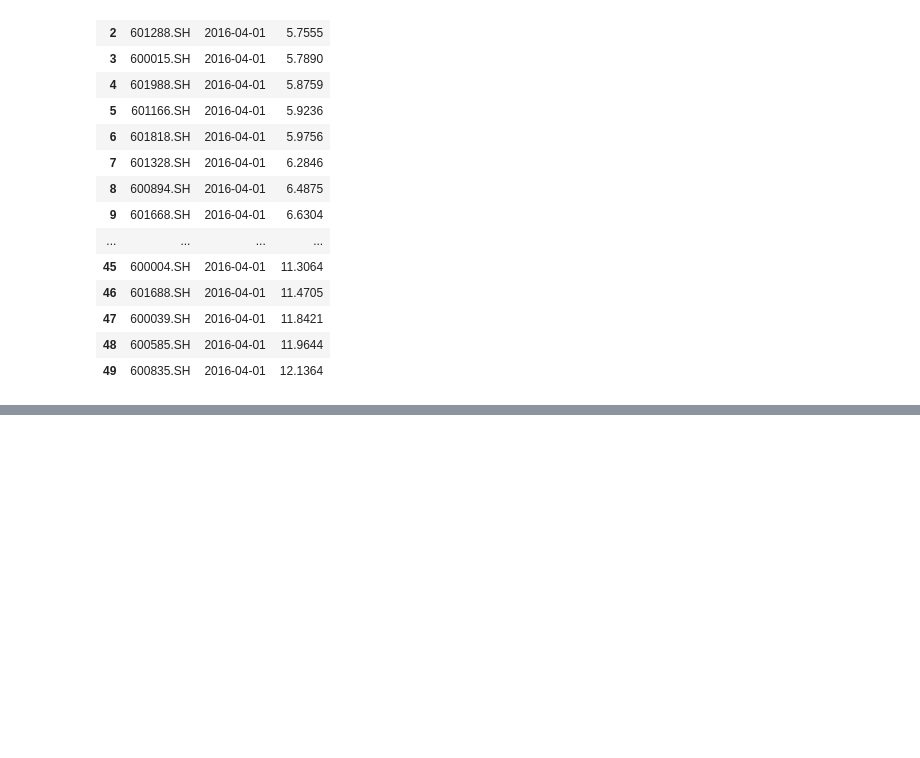
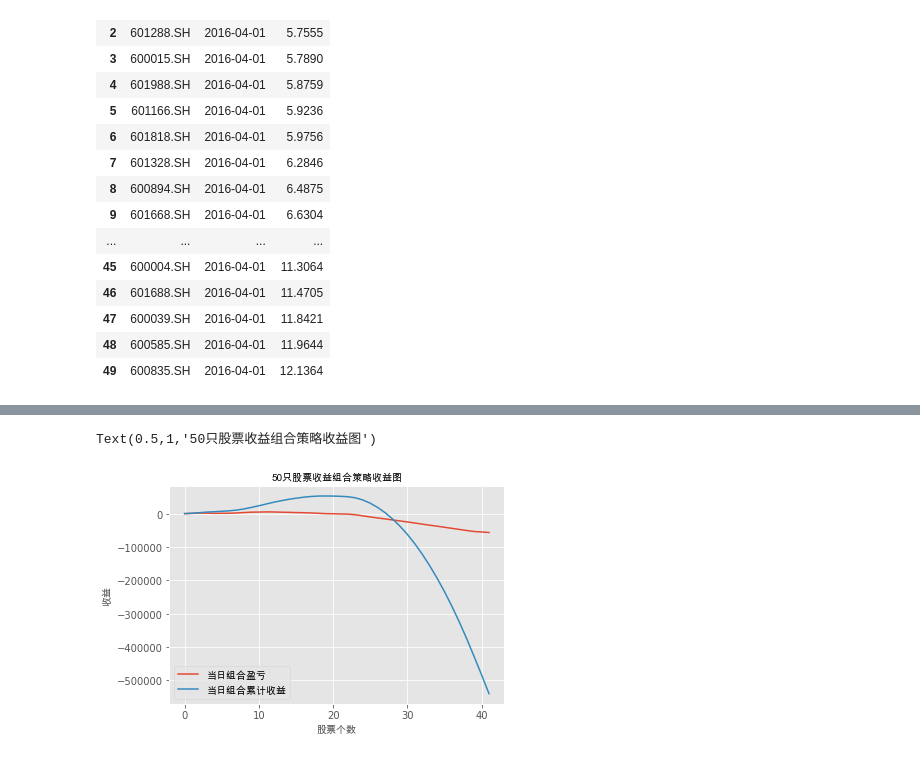
Before and after one commit to lxj0276/huanshuo, a Jupyter notebook: 量化投资/new.ipynb, the cells around one changed output, grey strips where cells are left out. Cells and saved outputs as stored; diff of their text form; code cells hidden in the pictures; blank space fills up the shorter version.

```diff
--- a/量化投资/new.ipynb
+++ b/量化投资/new.ipynb
@@ -121,0 +121,22 @@ df_alldaysprofit
+# %%
+#########计算盈亏###########
+date = pd.read_excel('/Users/liuhuanshuo/Desktop/作业/量化/20160401至20160601的日期.xlsx') #创建一个一列的数据框保存时间
+date.insert(1,'当日持仓股票个数',50) #在第一列插入当前持仓个数
+# %%
+j = [] #创建一个空列表用于储存当日组合盈亏
+v = 0
+for h in date.日期:
+    h = h.strftime('%Y/%m/%d')
+    l = df_alldaysprofit[df_alldaysprofit['日期'] == h]
+    n = l.iloc[:,5].sum()
+    v += n
+    j.append(v)
+date.insert(2,'当日组合盈亏',j) # 在第2列插入当日组合盈亏
+# %%
+j = [] #创建一个空列表用于储存当日组合累计收益
+v = 0
+for f in date.当日组合盈亏:
+    v += f
+    j.append(v)
+date.insert(3,'当日组合累计收益',j) # 在第3列插入当日组合盈亏
+date
@@ -121,0 +161,18 @@ df_alldaysprofit
+# %%
+#########绘图###########
+import matplotlib.pyplot as plt
+import matplotlib.font_manager as fm
+myfont = fm.FontProperties(fname = '/Library/Fonts/Arial Unicode.ttf') #设置中文字体 https://www.zhihu.com/question/25404709/answer/67672003
+%matplotlib inline
+x = date.loc[:,['当日组合盈亏']]
+y = date.loc[:,['当日组合累计收益']]
+plt.style.use('ggplot') #使用ggplot风格
+line_up, = plt.plot(x, label=u'当日组合盈亏')
+line_down, = plt.plot(y, label=u'当日组合累计收益')
+plt.legend(handles=[line_up, line_down],prop = myfont) #设置图例
+plt.xlabel('股票个数',fontproperties = myfont)
+plt.ylabel('收益',fontproperties = myfont)
+plt.title('50只股票收益组合策略收益图',fontproperties = myfont)
+# %% [output]
+Text(0.5,1,'50只股票收益组合策略收益图')
+[figure, added]
```
Also changed, not shown: parts of 6 cells of this notebook, 1 other file.
